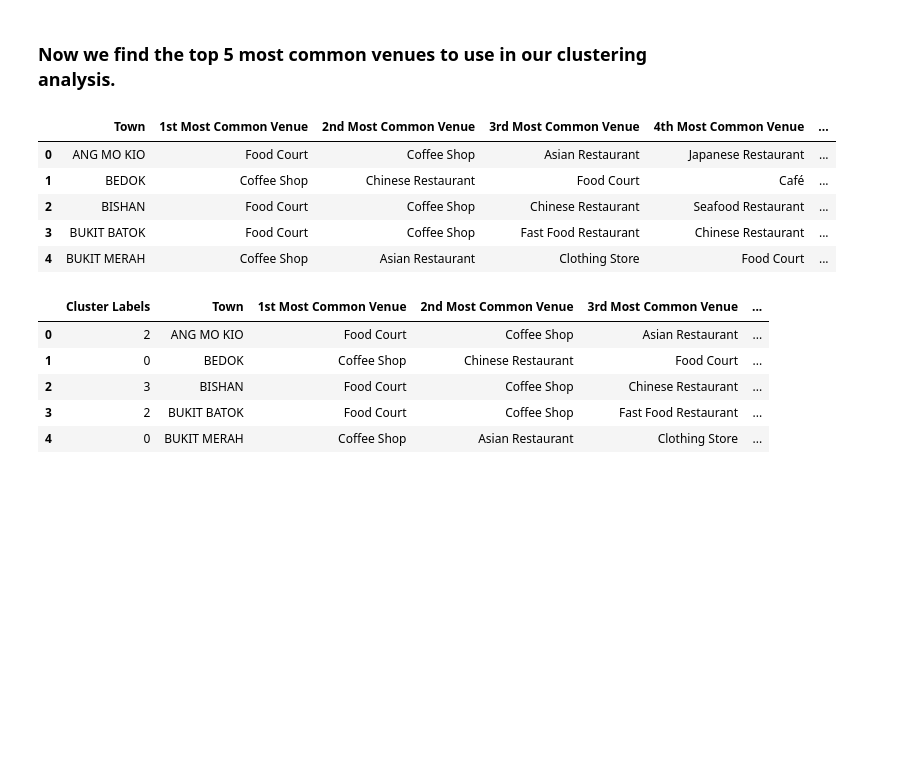
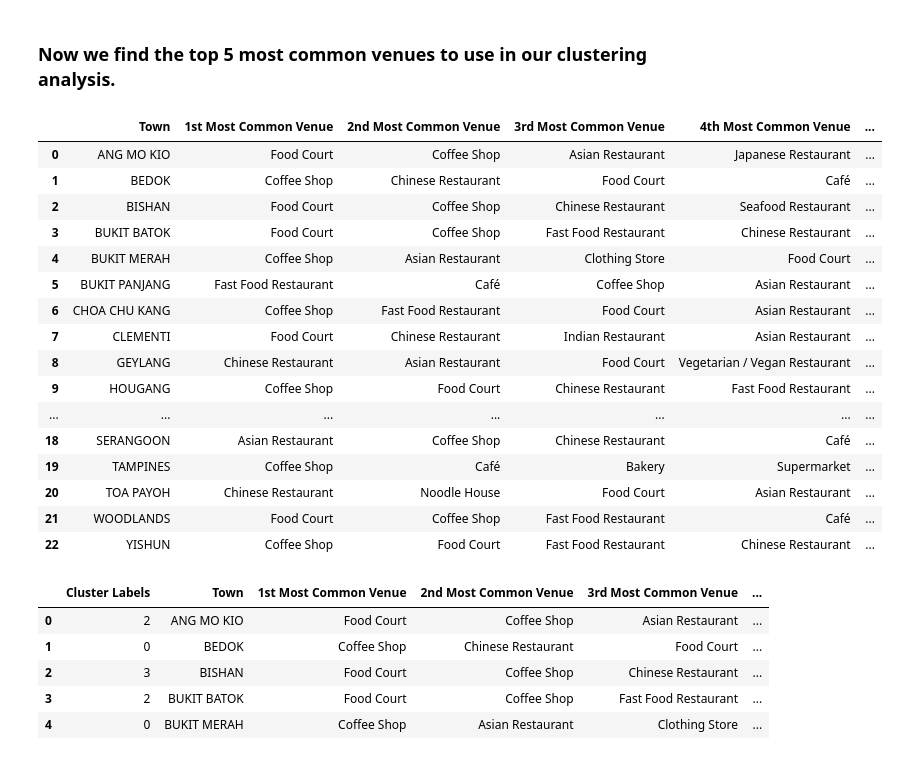
Before and after one commit to glenteoh/Coursera_Capstone, a Jupyter notebook: Clustering in Singapore.ipynb, the cells around one changed output. Drawn from its saved outputs; the diff is of its cells as text; code cells hidden in the pictures; blank space fills up the shorter version.

```diff
--- a/Clustering in Singapore.ipynb
+++ b/Clustering in Singapore.ipynb
@@ -352,34 +352,45 @@ def return_most_common_venues(row, num_top_venues):
     row_categories_sorted = row_categories.sort_values(ascending=False)
 
     return row_categories_sorted.index.values[0:num_top_venues]
 
 num_top_venues = 5
 
 indicators = ['st', 'nd', 'rd']
 
 # create columns according to number of top venues
 columns = ['Town']
 for ind in np.arange(num_top_venues):
     try:
         columns.append('{}{} Most Common Venue'.format(ind+1, indicators[ind]))
     except:
         columns.append('{}th Most Common Venue'.format(ind+1))
 
 # create a new dataframe
 town_venues_sorted = pd.DataFrame(columns=columns)
 town_venues_sorted['Town'] = sin_grouped['Town']
 
 for ind in np.arange(sin_grouped.shape[0]):
     town_venues_sorted.iloc[ind, 1:] = return_most_common_venues(sin_grouped.iloc[ind, :], num_top_venues)
 
-town_venues_sorted.head()
+town_venues_sorted
 # %% [output]
 |  | Town | 1st Most Common Venue | 2nd Most Common Venue | 3rd Most Common Venue | 4th Most Common Venue | ... |
 | 0 | ANG MO KIO | Food Court | Coffee Shop | Asian Restaurant | Japanese Restaurant | ... |
 | 1 | BEDOK | Coffee Shop | Chinese Restaurant | Food Court | Café | ... |
 | 2 | BISHAN | Food Court | Coffee Shop | Chinese Restaurant | Seafood Restaurant | ... |
 | 3 | BUKIT BATOK | Food Court | Coffee Shop | Fast Food Restaurant | Chinese Restaurant | ... |
 | 4 | BUKIT MERAH | Coffee Shop | Asian Restaurant | Clothing Store | Food Court | ... |
+| 5 | BUKIT PANJANG | Fast Food Restaurant | Café | Coffee Shop | Asian Restaurant | ... |
+| 6 | CHOA CHU KANG | Coffee Shop | Fast Food Restaurant | Food Court | Asian Restaurant | ... |
+| 7 | CLEMENTI | Food Court | Chinese Restaurant | Indian Restaurant | Asian Restaurant | ... |
+| 8 | GEYLANG | Chinese Restaurant | Asian Restaurant | Food Court | Vegetarian / Vegan Restaurant | ... |
+| 9 | HOUGANG | Coffee Shop | Food Court | Chinese Restaurant | Fast Food Restaurant | ... |
+| ... | ... | ... | ... | ... | ... | ... |
+| 18 | SERANGOON | Asian Restaurant | Coffee Shop | Chinese Restaurant | Café | ... |
+| 19 | TAMPINES | Coffee Shop | Café | Bakery | Supermarket | ... |
+| 20 | TOA PAYOH | Chinese Restaurant | Noodle House | Food Court | Asian Restaurant | ... |
+| 21 | WOODLANDS | Food Court | Coffee Shop | Fast Food Restaurant | Café | ... |
+| 22 | YISHUN | Coffee Shop | Food Court | Fast Food Restaurant | Chinese Restaurant | ... |
 # %%
 medianprice = []
 for town in town_venues_sorted['Town']:
```
Also changed, not shown: parts of 3 cells of this notebook.
